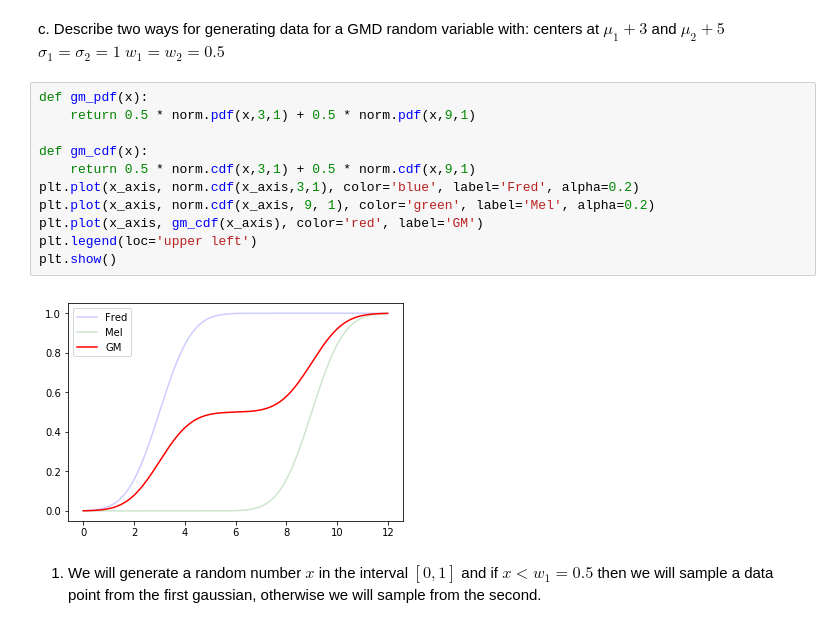
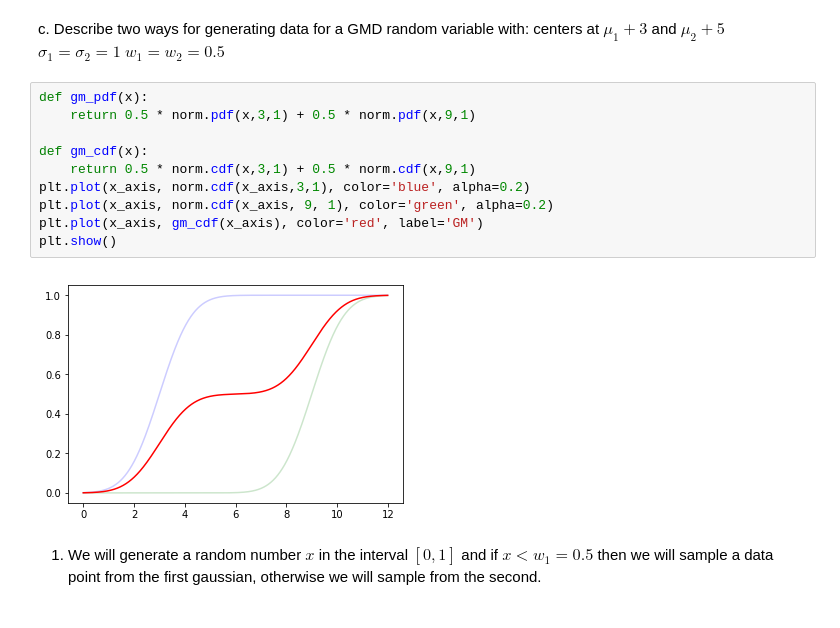
Before and after one commit to dorhanegby/SaDA-2, a Jupyter notebook: Ex2.ipynb, the cells around one changed output. Cells and saved outputs as stored; diff of their text form.

```diff
--- a/Ex2.ipynb
+++ b/Ex2.ipynb
@@ -223,16 +201,15 @@ $w_1=w_2=0.5$
 # %%
 def gm_pdf(x):
     return 0.5 * norm.pdf(x,3,1) + 0.5 * norm.pdf(x,9,1)
 
 def gm_cdf(x):
     return 0.5 * norm.cdf(x,3,1) + 0.5 * norm.cdf(x,9,1)
-plt.plot(x_axis, norm.cdf(x_axis,3,1), color='blue', label='Fred', alpha=0.2)
-plt.plot(x_axis, norm.cdf(x_axis, 9, 1), color='green', label='Mel', alpha=0.2)
+plt.plot(x_axis, norm.cdf(x_axis,3,1), color='blue', alpha=0.2)
+plt.plot(x_axis, norm.cdf(x_axis, 9, 1), color='green', alpha=0.2)
 plt.plot(x_axis, gm_cdf(x_axis), color='red', label='GM')
-plt.legend(loc='upper left')
 plt.show()
 # %% [output]
-[figure, old version]
+[figure, new version]
 # %% [markdown]
 1. We will generate a random number $x$ in the interval $[0,1]$ and if $x < w_1 = 0.5$  then we will sample a data point from the first gaussian, otherwise we will sample from the second.
 # %% [markdown]
```
Also changed, not shown: parts of 18 cells of this notebook.
